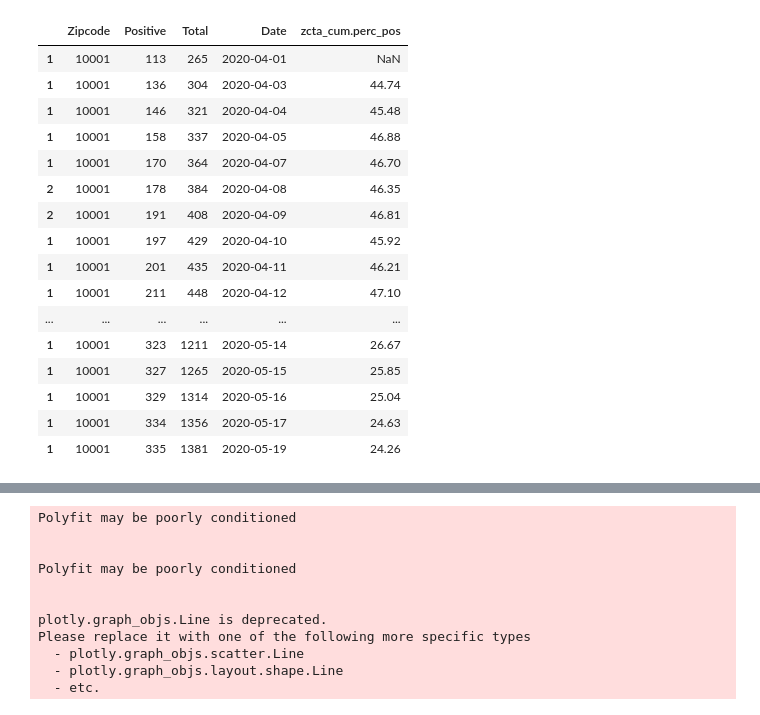
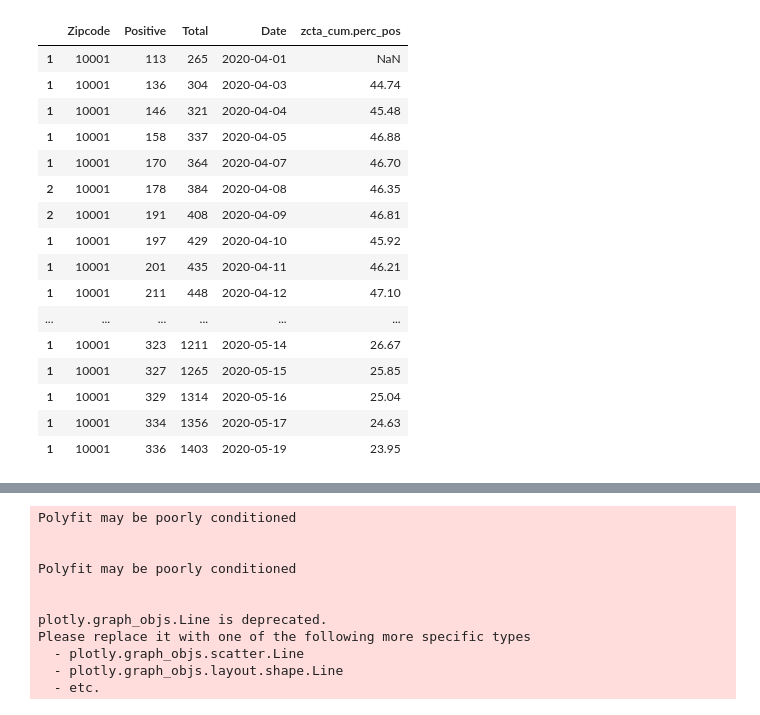
Before and after one commit to Xatter/coronavirus-data, a Jupyter notebook: Covid-19 Analysis My World.ipynb, the cells around one changed output, grey strips where cells are left out. Cells and saved outputs as stored; diff of their text form; code cells hidden in the pictures.

Commit message:
Update to use only 'latest' if data is updated multiple times in a single day

```diff
--- a/Covid-19 Analysis My World.ipynb
+++ b/Covid-19 Analysis My World.ipynb
@@ -17,8 +17,13 @@ result = subprocess.run(
 lines = [l.strip('"') for l in result.stdout.decode("utf-8").split("\n")][:-1]
 commits = [(c[0], datetime.strptime(c[1], '%Y-%m-%d %H:%M:%S -0400')) for c in [c.split(',') for c in lines]]
 
+# clean up by using only 'latest' date/time when there are multiple for a single day
+date_set = {}
+for sha, d in commits:
+    date_set[d.date()] = sha
+
 li = []
-for sha, d in commits:
+for d, sha in date_set.items():
     command = ['git',
          'show',
          "{}:tests-by-zcta.csv".format(sha)]
@@ -27,40 +32,40 @@ for sha, d in commits:
 
     data = pd.read_csv(StringIO(r.stdout.decode("utf-8")))
     data = data.dropna()
-    data['Date'] = pd.to_datetime(d.date())
+    data['Date'] = pd.to_datetime(d)
     data['MODZCTA'] = data['MODZCTA'].astype(int)
     data.rename({'MODZCTA': 'Zipcode'}, axis='columns', inplace=True)
 #    data = data.set_index('Date')
     li.append(data)
 
 df = pd.concat(li)
 
 # I live in 10001
 # 10018, 10016, 10010, 10011 - are the 4 zip codes that touch 10001
 # I removed the 26th because it has bad data
 # filtered = df.query('Zipcode in (10018, 10016, 10010, 10001, 10011) & Date != "2020-04-26"')
 # filtered = df.query('Zipcode in (11203, 11239, 10001) & Date != "2020-04-26"')
 filtered = df.query('Zipcode == 10001 & Date != "2020-04-26"')
 # filtered = df
 filtered
 # %% [output]
 |  | Zipcode | Positive | Total | Date | zcta_cum.perc_pos |
 | 1 | 10001 | 113 | 265 | 2020-04-01 | NaN |
 | 1 | 10001 | 136 | 304 | 2020-04-03 | 44.74 |
 | 1 | 10001 | 146 | 321 | 2020-04-04 | 45.48 |
 | 1 | 10001 | 158 | 337 | 2020-04-05 | 46.88 |
 | 1 | 10001 | 170 | 364 | 2020-04-07 | 46.70 |
 | 2 | 10001 | 178 | 384 | 2020-04-08 | 46.35 |
 | 2 | 10001 | 191 | 408 | 2020-04-09 | 46.81 |
 | 1 | 10001 | 197 | 429 | 2020-04-10 | 45.92 |
 | 1 | 10001 | 201 | 435 | 2020-04-11 | 46.21 |
 | 1 | 10001 | 211 | 448 | 2020-04-12 | 47.10 |
 | ... | ... | ... | ... | ... | ... |
 | 1 | 10001 | 323 | 1211 | 2020-05-14 | 26.67 |
 | 1 | 10001 | 327 | 1265 | 2020-05-15 | 25.85 |
 | 1 | 10001 | 329 | 1314 | 2020-05-16 | 25.04 |
 | 1 | 10001 | 334 | 1356 | 2020-05-17 | 24.63 |
-| 1 | 10001 | 335 | 1381 | 2020-05-19 | 24.26 |
+| 1 | 10001 | 336 | 1403 | 2020-05-19 | 23.95 |
 # %%
 import plotly.graph_objects as go
 
```
